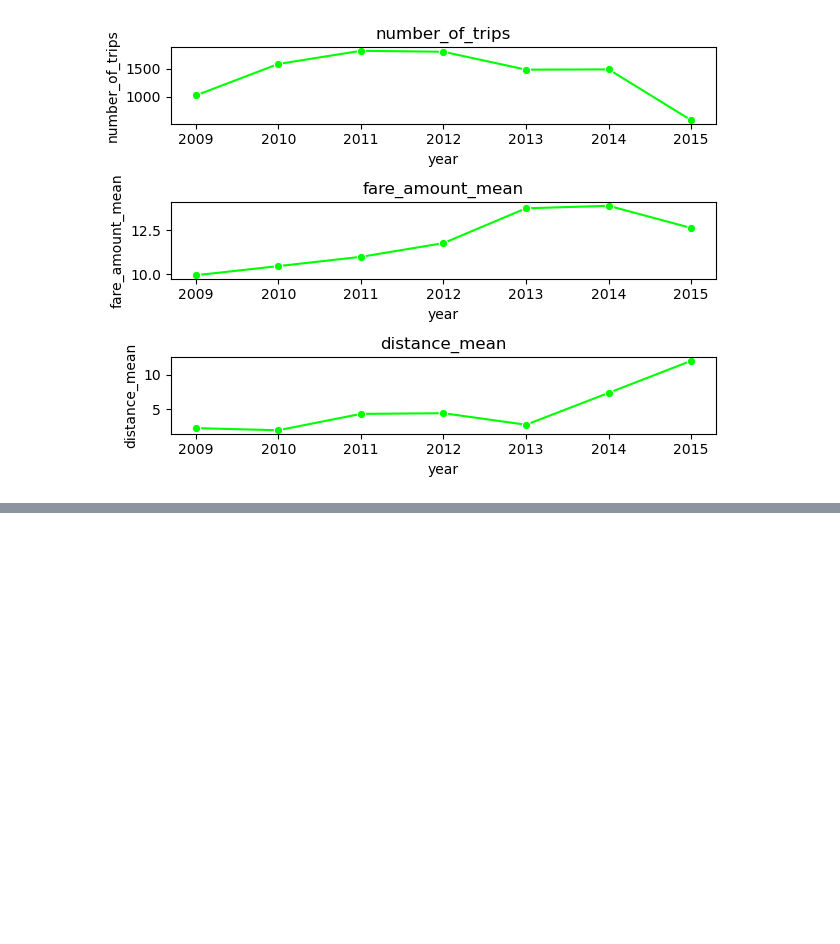
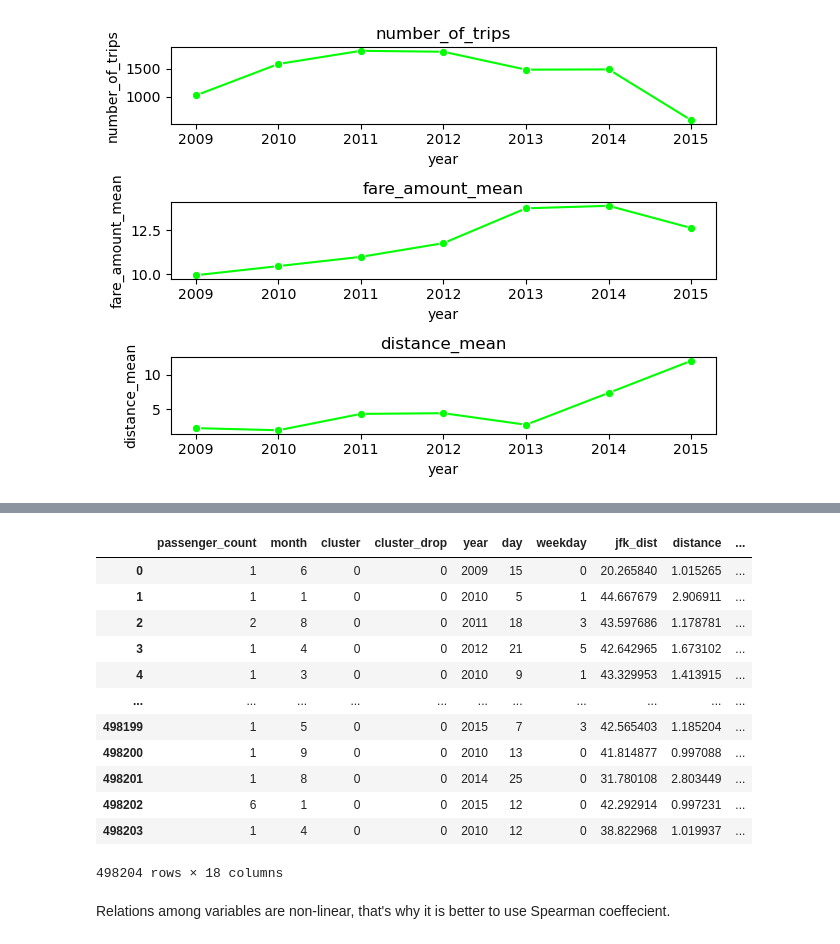
Before and after one commit to zizoisprogramming/Car-travels, a Jupyter notebook: car_travels.ipynb, the cells around one changed output, grey strips where cells are left out. Drawn from its saved outputs; the diff is of its cells as text; code cells hidden in the pictures; blank space fills up the shorter version.

```diff
--- a/car_travels.ipynb
+++ b/car_travels.ipynb
@@ -1024,0 +1050,5 @@ plt.show()
+# %%
+kmeans = KMeans(n_clusters=2, random_state=0)  # Adjust `n_clusters` as needed
+kmeans.fit(data_nona[['dropoff_longitude', 'dropoff_latitude']])
+data_nona['cluster_drop'] = kmeans.labels_
+print(data_nona.groupby('cluster_drop')['User Name'].agg('count').reset_index())
@@ -1024,0 +1064,22 @@ plt.show()
+# %%
+data_cleaned = data_nona[['passenger_count','month','cluster','cluster_drop',
+                            'year','day','weekday','jfk_dist','distance','pickup_longitude','pickup_latitude'
+                            ,'bearing','dropoff_longitude','dropoff_latitude','Car Condition',
+                            'Weather','Traffic Condition', 'fare_amount']][data_nona['passenger_count'] > 0].reset_index().drop(['index'],axis= 1)
+data_cleaned
+# %% [output]
+|  | passenger_count | month | cluster | cluster_drop | year | day | weekday | jfk_dist | distance | ... |
+| 0 | 1 | 6 | 0 | 0 | 2009 | 15 | 0 | 20.265840 | 1.015265 | ... |
+| 1 | 1 | 1 | 0 | 0 | 2010 | 5 | 1 | 44.667679 | 2.906911 | ... |
+| 2 | 2 | 8 | 0 | 0 | 2011 | 18 | 3 | 43.597686 | 1.178781 | ... |
+| 3 | 1 | 4 | 0 | 0 | 2012 | 21 | 5 | 42.642965 | 1.673102 | ... |
+| 4 | 1 | 3 | 0 | 0 | 2010 | 9 | 1 | 43.329953 | 1.413915 | ... |
+| ... | ... | ... | ... | ... | ... | ... | ... | ... | ... | ... |
+| 498199 | 1 | 5 | 0 | 0 | 2015 | 7 | 3 | 42.565403 | 1.185204 | ... |
+| 498200 | 1 | 9 | 0 | 0 | 2010 | 13 | 0 | 41.814877 | 0.997088 | ... |
+| 498201 | 1 | 8 | 0 | 0 | 2014 | 25 | 0 | 31.780108 | 2.803449 | ... |
+| 498202 | 6 | 1 | 0 | 0 | 2015 | 12 | 0 | 42.292914 | 0.997231 | ... |
+| 498203 | 1 | 4 | 0 | 0 | 2010 | 12 | 0 | 38.822968 | 1.019937 | ... |
+498204 rows × 18 columns
+# %% [markdown]
+Relations among variables are non-linear, that's why it is better to use Spearman coeffecient.
```
Also changed, not shown: parts of 27 cells of this notebook.
